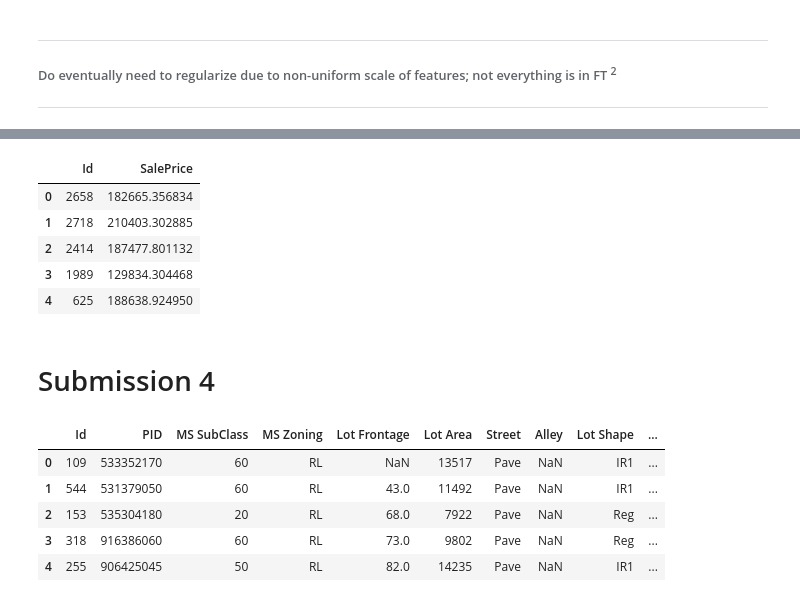
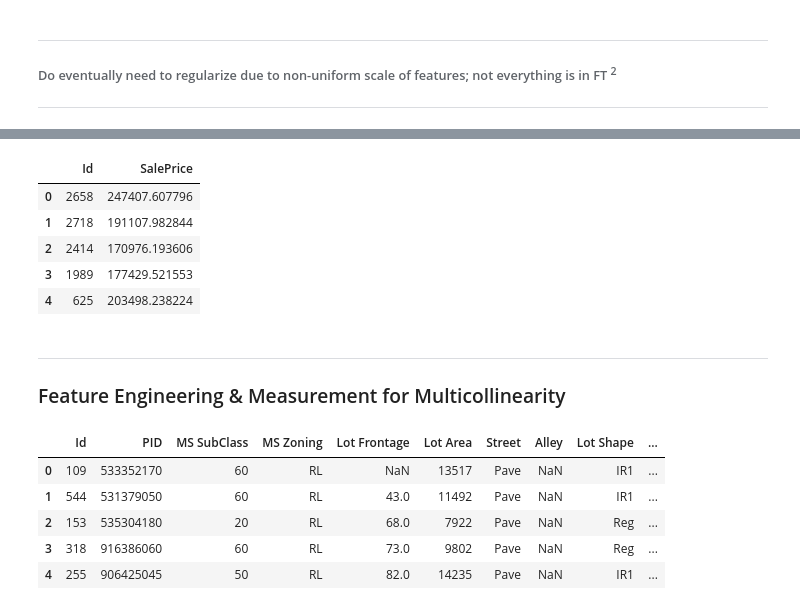
Before and after one commit to chris-volpacchio/Project-2-Linear-Regression, a Jupyter notebook: cv_kaggle_competition_housing.ipynb, the cells around one changed output, grey strips where cells are left out. Cells and saved outputs as stored; diff of their text form; code cells hidden in the pictures.

```diff
--- a/cv_kaggle_competition_housing.ipynb
+++ b/cv_kaggle_competition_housing.ipynb
@@ -270,8 +366,7 @@ submission2.to_csv("/Users/christophervolpacchio/GA/project_2/submissions/test1.
 # %%
 new_feats=['Total Bsmt SF', '1st Flr SF']#, 'Neighborhood', 'House Style']
 [features1.append(x) for x in new_feats]
-features2 = features1
-features2
-# X=train[features2]
-# X.dtypes
+train_features2 = pd.get_dummies(train[features1], columns= ['Neighborhood', 'House Style','Bldg Type'],drop_first=True)
+test_features2 = pd.get_dummies(test[features1], columns= ['Neighborhood', 'House Style', 'Bldg Type'],drop_first=True)
+train_features2.info()
 # %% [output]
@@ -294,4 +389,0 @@ dtype: int64
-# %%
-train['Total Bsmt SF'].fillna(0, inplace=True)
-train['Total Bsmt SF']=train['Total Bsmt SF'].map(lambda x: int(round(x,0)))
-train[features2].isnull().sum()
@@ -321,0 +390,18 @@ pd.get_dummies(train, columns = ['Neighborhood', 'House Style'], drop_first=True
+# %%
+train_features2['Garage Area'].fillna(0, inplace=True)
+train_features2['Garage Cars'].fillna(0, inplace=True)
+test_features2['Garage Area'].fillna(0, inplace=True)
+test_features2['Garage Cars'].fillna(0, inplace=True)
+train_features2['Garage Cars']=train_features2['Garage Cars'].map(lambda x: int(round(x,0)))
+train_features2['Garage Area']=train_features2['Garage Area'].map(lambda x: int(round(x,0)))
+test_features2['Garage Cars']=test_features2['Garage Cars'].map(lambda x: int(round(x,0)))
+test_features2['Garage Area']=test_features2['Garage Area'].map(lambda x: int(round(x,0)))
+
+
+train_features2['Total Bsmt SF'].fillna(0, inplace=True)
+train_features2['Total Bsmt SF']=train_features2['Total Bsmt SF'].map(lambda x: int(round(x,0)))
+test_features2['Total Bsmt SF'].fillna(0, inplace=True)
+test_features2['Total Bsmt SF']=test_features2['Total Bsmt SF'].map(lambda x: int(round(x,0)))
+
+
+train_features2.info()
@@ -322,8 +426,11 @@ pd.get_dummies(train, columns = ['Neighborhood', 'House Style'], drop_first=True
 # %%
+test_features2['Neighborhood_GrnHill'] = 0
+test_features2['Neighborhood_Landmark'] = 0
+
 lr2 = LinearRegression()
 
 y1=train['SalePrice']
-X1=train[features2]
+X1=train_features2
 # %%
 lr2.fit(X1,y1)
 print(f"M1 R2 : {lr1.score(X,y)}{n1}M2 R2 : {lr2.score(X1,y1)}")
@@ -334,12 +441,12 @@ M2 R2 : 0.7788329597709052
 # %%
-test['SalePrice']= lr2.predict(test[features2])
+test['SalePrice']= lr2.predict(test_features2)
 submission3=test[['Id', 'SalePrice']]
 submission3.head()
 # %% [output]
 |  | Id | SalePrice |
-| 0 | 2658 | 182665.356834 |
-| 1 | 2718 | 210403.302885 |
-| 2 | 2414 | 187477.801132 |
-| 3 | 1989 | 129834.304468 |
-| 4 | 625 | 188638.924950 |
+| 0 | 2658 | 247407.607796 |
+| 1 | 2718 | 191107.982844 |
+| 2 | 2414 | 170976.193606 |
+| 3 | 1989 | 177429.521553 |
+| 4 | 625 | 203498.238224 |
 # %%
@@ -347,3 +454,5 @@ submission3.to_csv("/Users/christophervolpacchio/GA/project_2/submissions/test2.
-# %% [markdown]
-# Submission 4
+# %% [markdown]
+----
+
+### Feature Engineering & Measurement for Multicollinearity
 # %%
```
Also changed, not shown: parts of 120 cells of this notebook, 5 other files.
